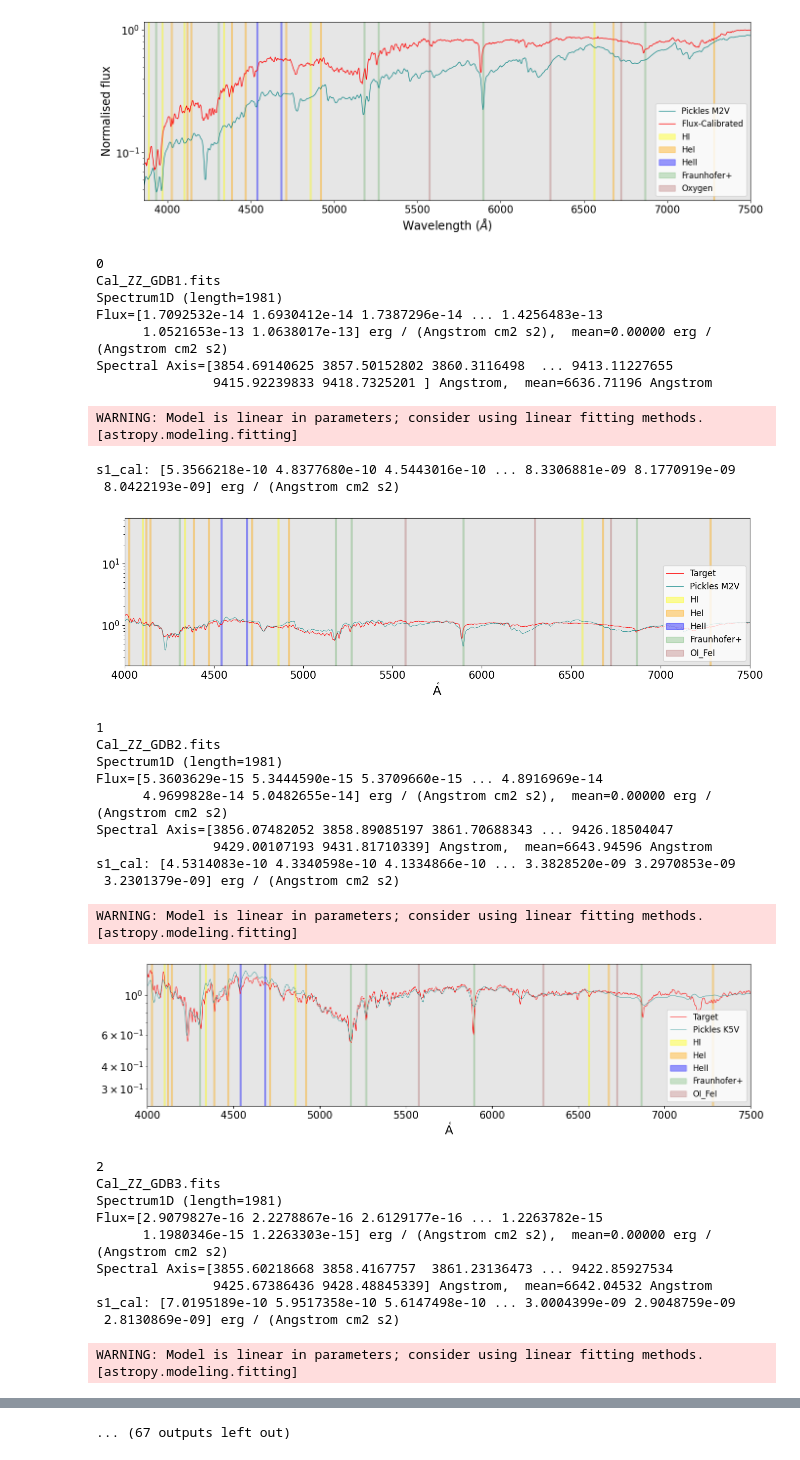
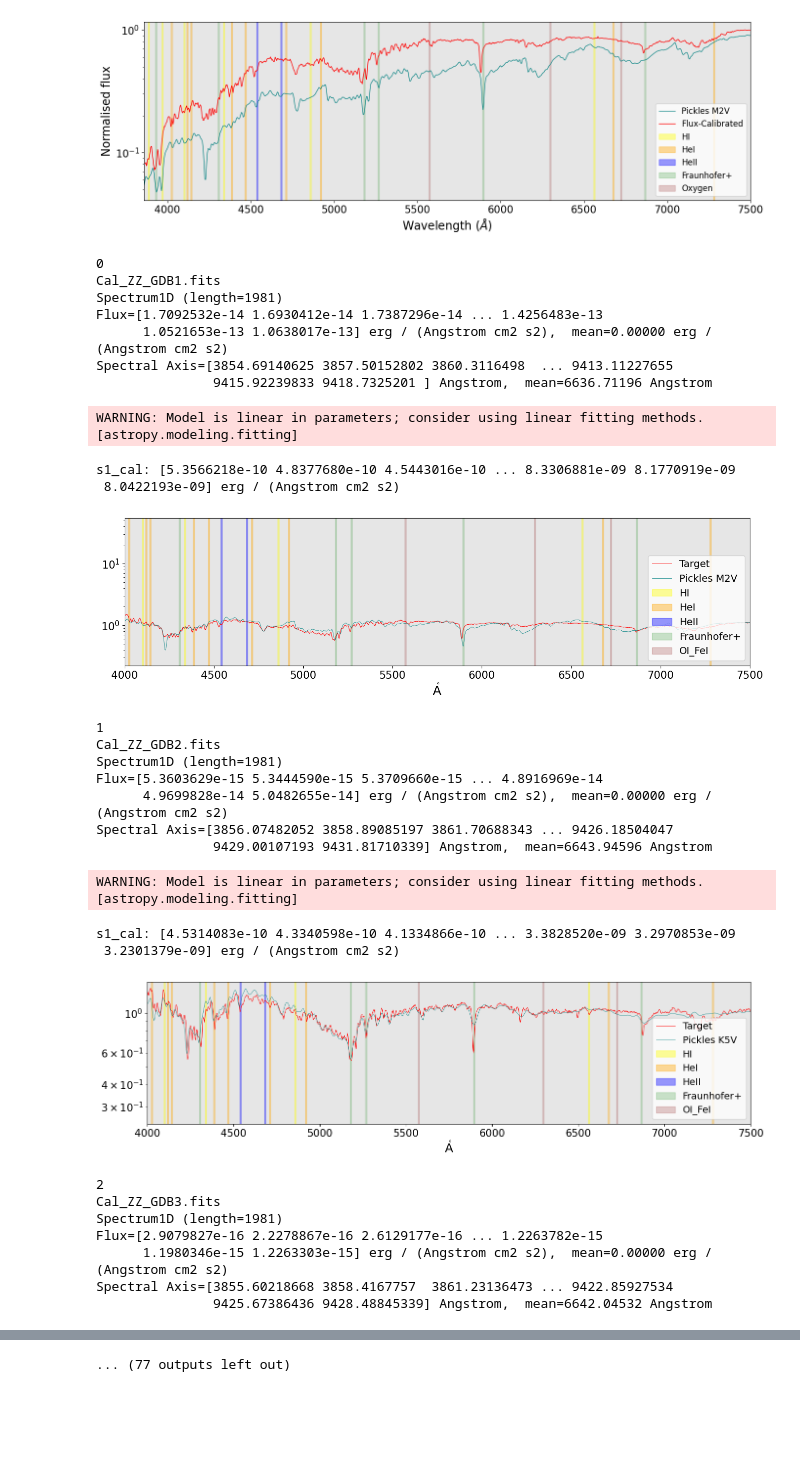
Before and after one commit to Sidius-DEV/Radio-Whispers-SMC-Gideon_de_Beer_MSc, a Jupyter notebook: Spectroscopic_analysis/Spectra_plotting/Spectra_plot_and_save_to_single_pdf-MAIN.ipynb, the cells around one changed output, grey strips where cells are left out. Saved outputs shown, nothing was run; the diff lists cells and outputs as text; code cells hidden in the pictures; blank space fills up the shorter version.

Commit message:
Updated normalisation function for spectral plotting to enlarge label text, and better framing for the plots

```diff
--- a/Spectroscopic_analysis/Spectra_plotting/Spectra_plot_and_save_to_single_pdf-MAIN.ipynb
+++ b/Spectroscopic_analysis/Spectra_plotting/Spectra_plot_and_save_to_single_pdf-MAIN.ipynb
@@ -566,7 +566,7 @@ for i in range(0,len(files)):
     handles.extend([HydrogenI_patch, HeliumI_patch, HeliumII_patch, Fraunhofer_patch, FeO_patch])
     labels.extend([HydrogenI_patch, HeliumI_patch, HeliumII_patch, Fraunhofer_patch, FeO_patch])
 
-    plt.legend(handles=handles,loc='lower right', fontsize=12)
+    plt.legend(handles=handles,loc='lower right', fontsize=14,framealpha=0.0)
     plt.subplots_adjust(bottom=0.15) #Because the plt.savefig crops the bottom for some reason.
 
 
@@ -574,35 +574,35 @@ for i in range(0,len(files)):
 
     # plt.title("Calibrated spectrum for "+str(name[7:-5]), size=20)
     # plt.autoscale(axis='y')
 
     Merge_files.append("./spectra_pdfs_TEST/"+str(name[7:-5])+'.pdf')
 
-    plt.savefig(r"./spectra_pdfs_TEST/"+str(name[7:-5])+'.pdf', dpi=3000, orientation='landscape')
+    plt.savefig(r"./spectra_pdfs_TEST/"+str(name[7:-5])+'.pdf', dpi=200, orientation='landscape')
     plt.show()
     plt.close()
 
 #     break
 
 # now merge all pdfs into one pdf for conveniece
 for pdf in Merge_files:
     merger.append(pdf)
 merger.write("./spectra_pdfs_TEST/"+'All_Spectra.pdf')
 merger.close()
 print("merges happened")
 
 print()
 # %% [output]
 0
 Cal_ZZ_GDB1.fits
 Spectrum1D (length=1981)
 Flux=[1.7092532e-14 1.6930412e-14 1.7387296e-14 ... 1.4256483e-13
       1.0521653e-13 1.0638017e-13] erg / (Angstrom cm2 s2),  mean=0.00000 erg / (Angstrom cm2 s2)
 Spectral Axis=[3854.69140625 3857.50152802 3860.3116498  ... 9413.11227655
                9415.92239833 9418.7325201 ] Angstrom,  mean=6636.71196 Angstrom
 WARNING: Model is linear in parameters; consider using linear fitting methods. [astropy.modeling.fitting]
 s1_cal: [5.3566218e-10 4.8377680e-10 4.5443016e-10 ... 8.3306881e-09 8.1770919e-09
  8.0422193e-09] erg / (Angstrom cm2 s2)
-[figure, old version]
+[figure, new version]
 1
 Cal_ZZ_GDB2.fits
 Spectrum1D (length=1981)
@@ -610,17 +610,14 @@ Flux=[5.3603629e-15 5.3444590e-15 5.3709660e-15 ... 4.8916969e-14
       4.9699828e-14 5.0482655e-14] erg / (Angstrom cm2 s2),  mean=0.00000 erg / (Angstrom cm2 s2)
 Spectral Axis=[3856.07482052 3858.89085197 3861.70688343 ... 9426.18504047
                9429.00107193 9431.81710339] Angstrom,  mean=6643.94596 Angstrom
-s1_cal: [4.5314083e-10 4.3340598e-10 4.1334866e-10 ... 3.3828520e-09 3.2970853e-09
- 3.2301379e-09] erg / (Angstrom cm2 s2)
 WARNING: Model is linear in parameters; consider using linear fitting methods. [astropy.modeling.fitting]
+s1_cal: [4.5314083e-10 4.3340598e-10 4.1334866e-10 ... 3.3828520e-09 3.2970853e-09
+ 3.2301379e-09] erg / (Angstrom cm2 s2)
-[figure, old version]
+[figure, new version]
-2
-Cal_ZZ_GDB3.fits
-Spectrum1D (length=1981)
-Flux=[2.9079827e-16 2.2278867e-16 2.6129177e-16 ... 1.2263782e-15
-      1.1980346e-15 1.2263303e-15] erg / (Angstrom cm2 s2),  mean=0.00000 erg / (Angstrom cm2 s2)
-Spectral Axis=[3855.60218668 3858.4167757  3861.23136473 ... 9422.85927534
-               9425.67386436 9428.48845339] Angstrom,  mean=6642.04532 Angstrom
-s1_cal: [7.0195189e-10 5.9517358e-10 5.6147498e-10 ... 3.0004399e-09 2.9048759e-09
- 2.8130869e-09] erg / (Angstrom cm2 s2)
-WARNING: Model is linear in parameters; consider using linear fitting methods. [astropy.modeling.fitting]
+2
+Cal_ZZ_GDB3.fits
+Spectrum1D (length=1981)
+Flux=[2.9079827e-16 2.2278867e-16 2.6129177e-16 ... 1.2263782e-15
+      1.1980346e-15 1.2263303e-15] erg / (Angstrom cm2 s2),  mean=0.00000 erg / (Angstrom cm2 s2)
+Spectral Axis=[3855.60218668 3858.4167757  3861.23136473 ... 9422.85927534
+               9425.67386436 9428.48845339] Angstrom,  mean=6642.04532 Angstrom
@@ -638 +628 @@ WARNING: Model is linear in parameters; consider using linear fitting methods. [
-... (67 outputs left out)
+... (77 outputs left out)
```
Also changed, not shown: parts of 1 cell of this notebook, 25 other files.
